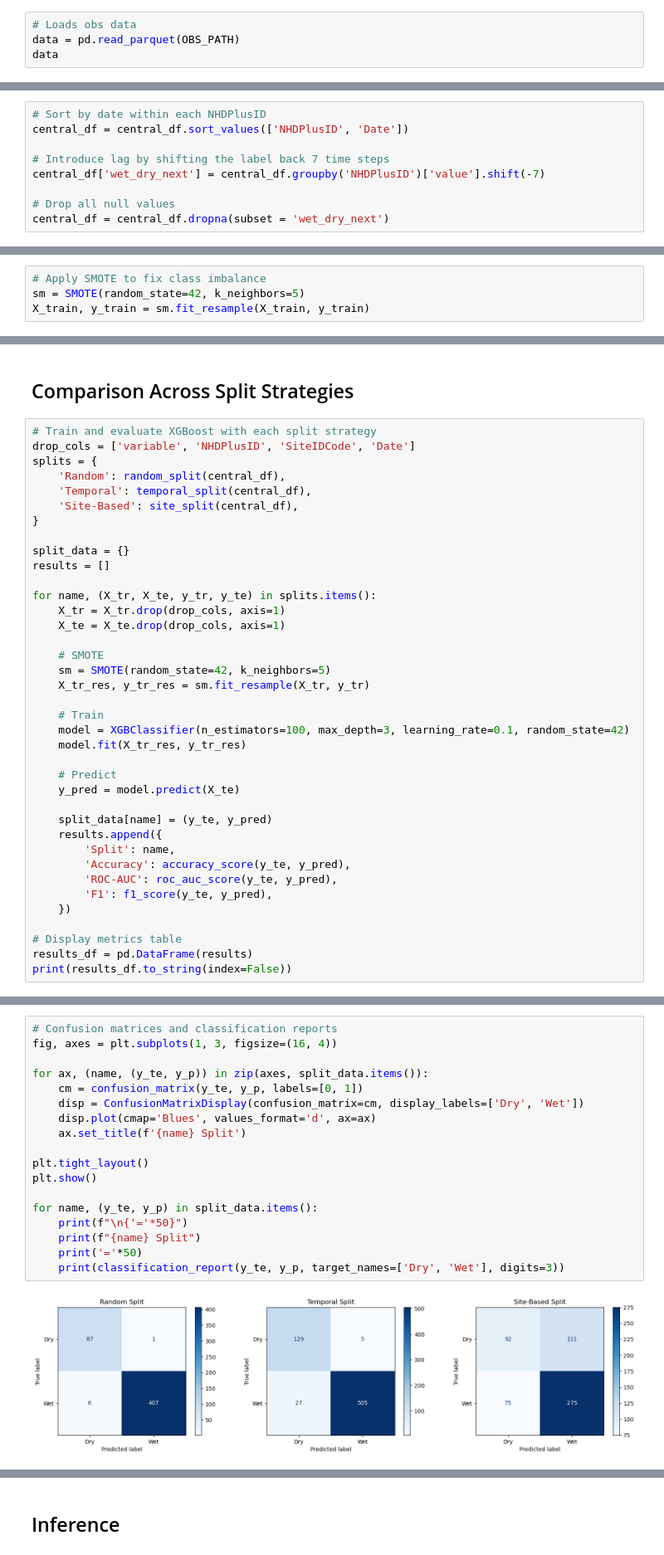
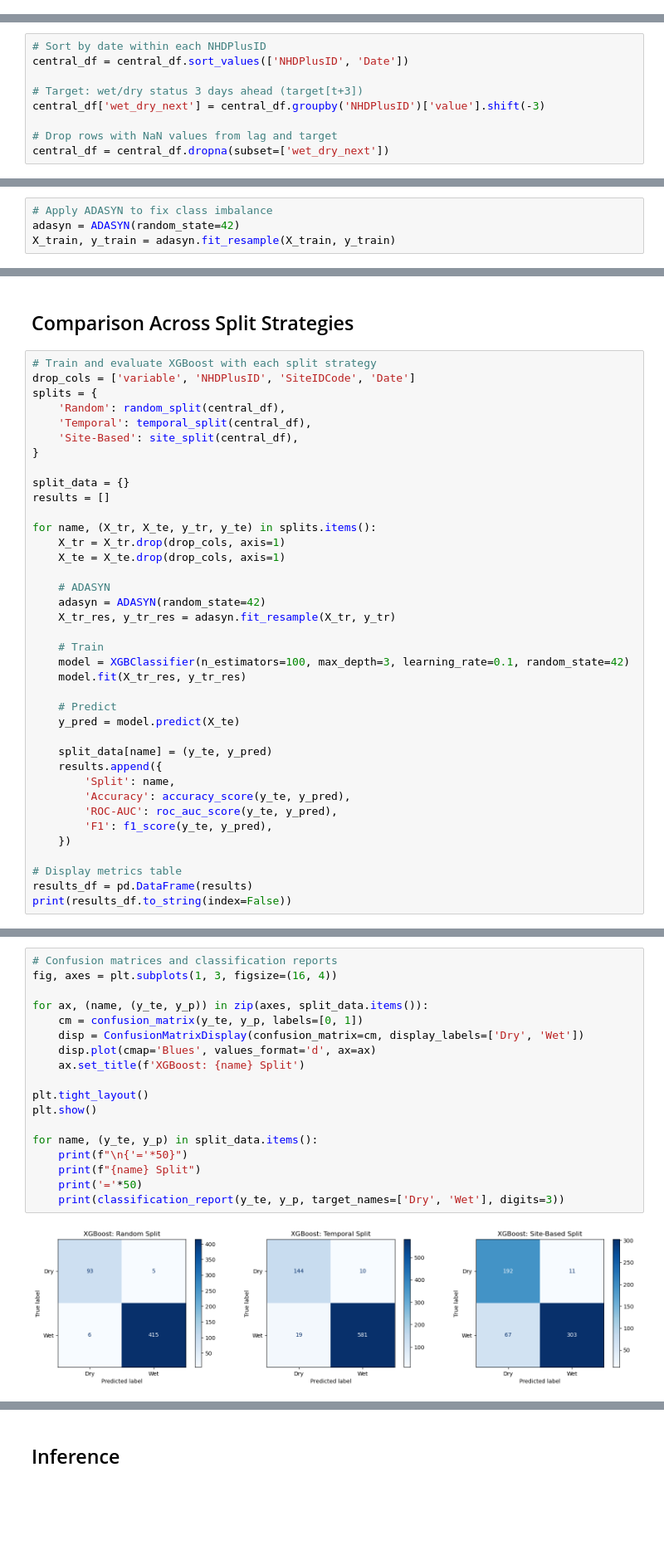
Before and after one commit to michaeltm365/saas-river-forecasting, a Jupyter notebook: xgb/xgb.ipynb, the cells around one changed output, grey strips where cells are left out. Shown at 83% size. Saved outputs shown, nothing was run; the diff lists cells and outputs as text; blank space fills up the shorter version.

```diff
--- a/xgb/xgb.ipynb
+++ b/xgb/xgb.ipynb
@@ -55,7 +55,3 @@ data
 | 160734 | 55000900130309 | WDLookMcRaeID1 | 2020-08-12 | MaxDepth_Threshold | 0.000000 |
 | 160735 | 55000900130309 | WDLookMcRaeID1 | 2020-08-12 | MaxDepth_Censor | 1.000000 |
 160736 rows × 5 columns
-# %%
-# Loads obs data
-data = pd.read_parquet(OBS_PATH)
-data
@@ -113,11 +95,11 @@ See the caveats in the documentation: https://pandas.pydata.org/pandas-docs/stab
 # Sort by date within each NHDPlusID
 central_df = central_df.sort_values(['NHDPlusID', 'Date'])
 
-# Introduce lag by shifting the label back 7 time steps
-central_df['wet_dry_next'] = central_df.groupby('NHDPlusID')['value'].shift(-7)
+# Target: wet/dry status 3 days ahead (target[t+3])
+central_df['wet_dry_next'] = central_df.groupby('NHDPlusID')['value'].shift(-3)
 
-# Drop all null values
-central_df = central_df.dropna(subset = 'wet_dry_next')
+# Drop rows with NaN values from lag and target
+central_df = central_df.dropna(subset=['wet_dry_next'])
 # %%
 central_df
 # %% [output]
@@ -201,9 +183,9 @@ X_train, X_test, y_train, y_test = temporal_split(central_df)
 X_train = X_train.drop(['variable', 'NHDPlusID', 'SiteIDCode', 'Date'], axis = 1)
 X_test = X_test.drop(['variable', 'NHDPlusID', 'SiteIDCode', 'Date'], axis = 1)
 # %%
-# Apply SMOTE to fix class imbalance
-sm = SMOTE(random_state=42, k_neighbors=5)
-X_train, y_train = sm.fit_resample(X_train, y_train)
+# Apply ADASYN to fix class imbalance
+adasyn = ADASYN(random_state=42)
+X_train, y_train = adasyn.fit_resample(X_train, y_train)
 # %%
 # Define XGBoost model and fit it on training data
 XGB_model = XGBClassifier(
@@ -339,9 +322,9 @@ for name, (X_tr, X_te, y_tr, y_te) in splits.items():
     X_tr = X_tr.drop(drop_cols, axis=1)
     X_te = X_te.drop(drop_cols, axis=1)
 
-    # SMOTE
-    sm = SMOTE(random_state=42, k_neighbors=5)
-    X_tr_res, y_tr_res = sm.fit_resample(X_tr, y_tr)
+    # ADASYN
+    adasyn = ADASYN(random_state=42)
+    X_tr_res, y_tr_res = adasyn.fit_resample(X_tr, y_tr)
 
     # Train
     model = XGBClassifier(n_estimators=100, max_depth=3, learning_rate=0.1, random_state=42)
@@ -369,23 +352,23 @@ Site-Based  0.663653 0.619458 0.747283
 # %%
 # Confusion matrices and classification reports
 fig, axes = plt.subplots(1, 3, figsize=(16, 4))
 
 for ax, (name, (y_te, y_p)) in zip(axes, split_data.items()):
     cm = confusion_matrix(y_te, y_p, labels=[0, 1])
     disp = ConfusionMatrixDisplay(confusion_matrix=cm, display_labels=['Dry', 'Wet'])
     disp.plot(cmap='Blues', values_format='d', ax=ax)
-    ax.set_title(f'{name} Split')
+    ax.set_title(f'XGBoost: {name} Split')
 
 plt.tight_layout()
 plt.show()
 
 for name, (y_te, y_p) in split_data.items():
     print(f"\n{'='*50}")
     print(f"{name} Split")
     print('='*50)
     print(classification_report(y_te, y_p, target_names=['Dry', 'Wet'], digits=3))
 # %% [output]
-[figure, old version]
+[figure, new version]
 ==================================================
 Random Split
 ==================================================
```
Also changed, not shown: parts of 14 cells of this notebook, 16 other files.
